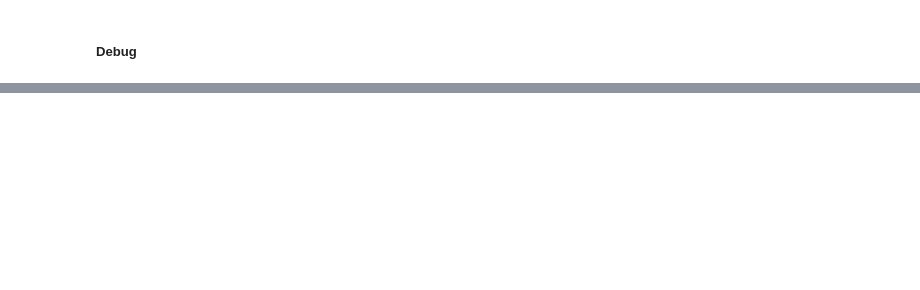
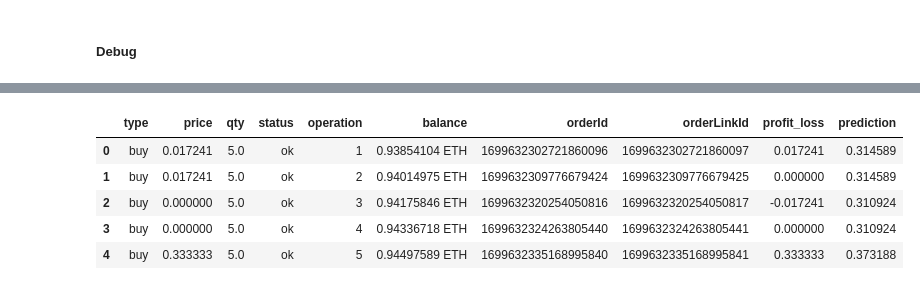
Before and after one commit to Zeerax-nya/Trading_bot, a Jupyter notebook: TradingBot.ipynb, the cells around one changed output, grey strips where cells are left out. Saved outputs shown, nothing was run; the diff lists cells and outputs as text; code cells hidden in the pictures; blank space fills up the shorter version.

```diff
--- a/TradingBot.ipynb
+++ b/TradingBot.ipynb
@@ -1768,0 +1836,3 @@ Predicted: 0.4617585241794586, Current: [0.75337043]
+# %%
+dqn_transactions_df_ = pd.read_csv(f'dqn_transactions.csv')
+simple_transactions_df_ = pd.read_csv(f'simple_transactions.csv')
@@ -1768,0 +1848,9 @@ Predicted: 0.4617585241794586, Current: [0.75337043]
+# %%
+simple_transactions_df_.head()
+# %% [output]
+|  | type | price | qty | status | operation | balance | orderId | orderLinkId | profit_loss | prediction |
+| 0 | buy | 0.017241 | 5.0 | ok | 1 | 0.93854104 ETH | 1699632302721860096 | 1699632302721860097 | 0.017241 | 0.314589 |
+| 1 | buy | 0.017241 | 5.0 | ok | 2 | 0.94014975 ETH | 1699632309776679424 | 1699632309776679425 | 0.000000 | 0.314589 |
+| 2 | buy | 0.000000 | 5.0 | ok | 3 | 0.94175846 ETH | 1699632320254050816 | 1699632320254050817 | -0.017241 | 0.310924 |
+| 3 | buy | 0.000000 | 5.0 | ok | 4 | 0.94336718 ETH | 1699632324263805440 | 1699632324263805441 | 0.000000 | 0.310924 |
+| 4 | buy | 0.333333 | 5.0 | ok | 5 | 0.94497589 ETH | 1699632335168995840 | 1699632335168995841 | 0.333333 | 0.373188 |
```
Also changed, not shown: parts of 86 cells of this notebook, 1 other file.
